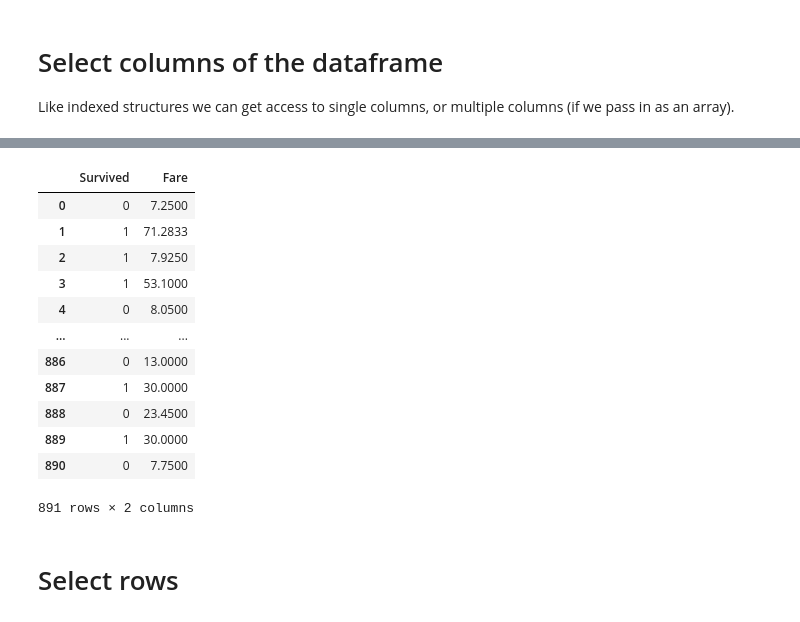
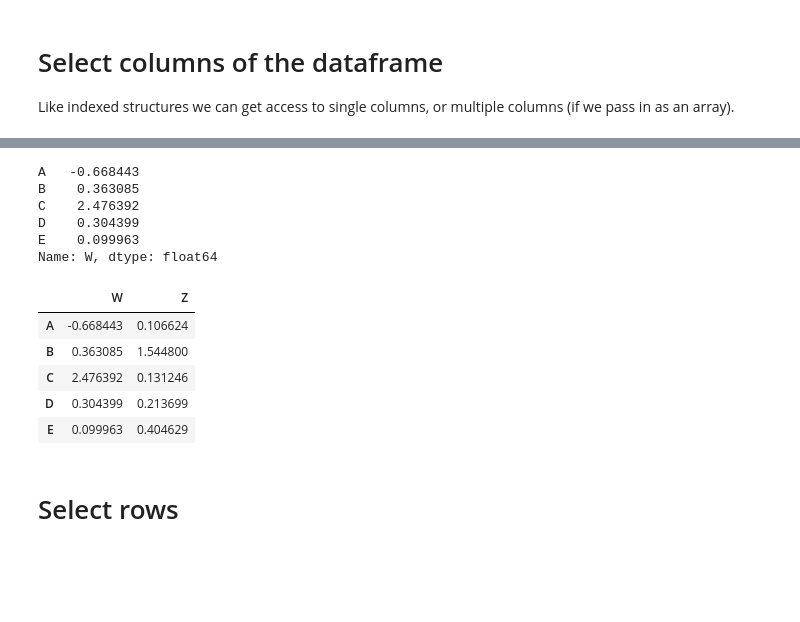
Before and after one commit to arutsh/Python-Programming-for-Data-Science-Part-1, a Jupyter notebook: lectures/05_Pandas_basics.ipynb, the cells around one changed output, grey strips where cells are left out. Drawn from its saved outputs; the diff is of its cells as text; code cells hidden in the pictures; blank space fills up the shorter version.

```diff
--- a/lectures/05_Pandas_basics.ipynb
+++ b/lectures/05_Pandas_basics.ipynb
@@ -150,19 +135,21 @@ Name: Survived, Length: 891, dtype: int64
+# %%
+df["W"]
+# %% [output]
+A   -0.668443
+B    0.363085
+C    2.476392
+D    0.304399
+E    0.099963
+Name: W, dtype: float64
 # %%
-titanic_df[["Survived", "Fare"]]
+df[["W", "Z"]]
 # %% [output]
-|  | Survived | Fare |
-| 0 | 0 | 7.2500 |
-| 1 | 1 | 71.2833 |
-| 2 | 1 | 7.9250 |
-| 3 | 1 | 53.1000 |
-| 4 | 0 | 8.0500 |
-| ... | ... | ... |
-| 886 | 0 | 13.0000 |
-| 887 | 1 | 30.0000 |
-| 888 | 0 | 23.4500 |
-| 889 | 1 | 30.0000 |
-| 890 | 0 | 7.7500 |
+|  | W | Z |
+| A | -0.668443 | 0.106624 |
+| B | 0.363085 | 1.544800 |
+| C | 2.476392 | 0.131246 |
+| D | 0.304399 | 0.213699 |
+| E | 0.099963 | 0.404629 |
-891 rows × 2 columns
 # %% [markdown]
 # Select rows
 # %%
```
Also changed, not shown: parts of 6 cells of this notebook.
